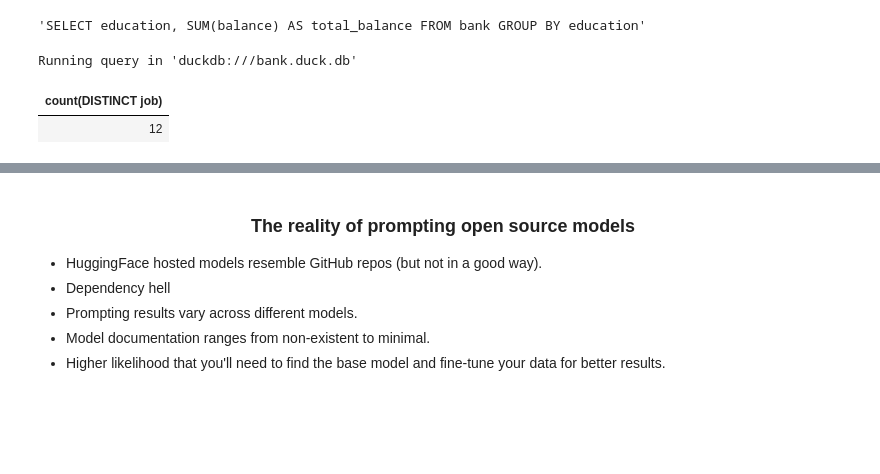
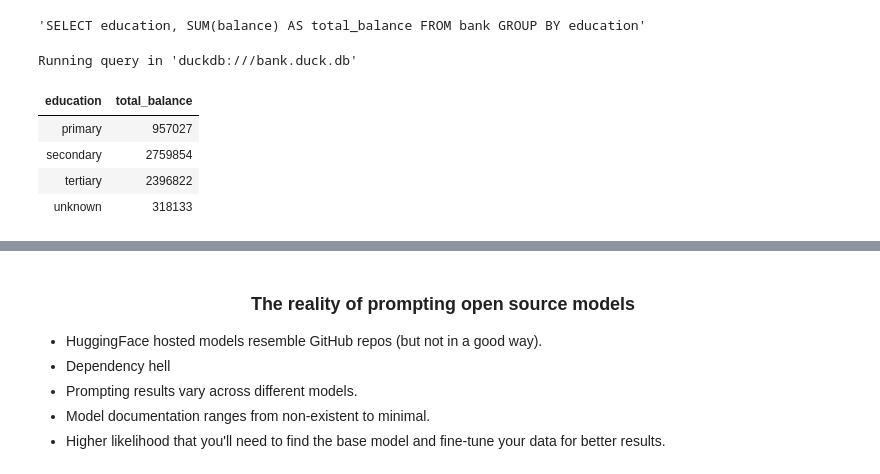
Before and after one commit to lfunderburk/prompting-agents-llm, a Jupyter notebook: slides.ipynb, the cells around one changed output, grey strips where cells are left out. Saved outputs shown, nothing was run; the diff lists cells and outputs as text; code cells hidden in the pictures; blank space fills up the shorter version.

```diff
--- a/slides.ipynb
+++ b/slides.ipynb
@@ -384,9 +388,12 @@ pm.natural_language_with_roles("bank",
 'SELECT education, SUM(balance) AS total_balance FROM bank GROUP BY education'
 # %%
 %%sql
-SELECT COUNT(DISTINCT job) FROM bank
+SELECT education, SUM(balance) AS total_balance FROM bank GROUP BY education
 # %% [output]
 Running query in 'duckdb:///bank.duck.db'
-| count(DISTINCT job) |
-| 12 |
+| education | total_balance |
+| primary | 957027 |
+| secondary | 2759854 |
+| tertiary | 2396822 |
+| unknown | 318133 |
 # %% [markdown]
```
Also changed, not shown: parts of 27 cells of this notebook, 1 other file.
